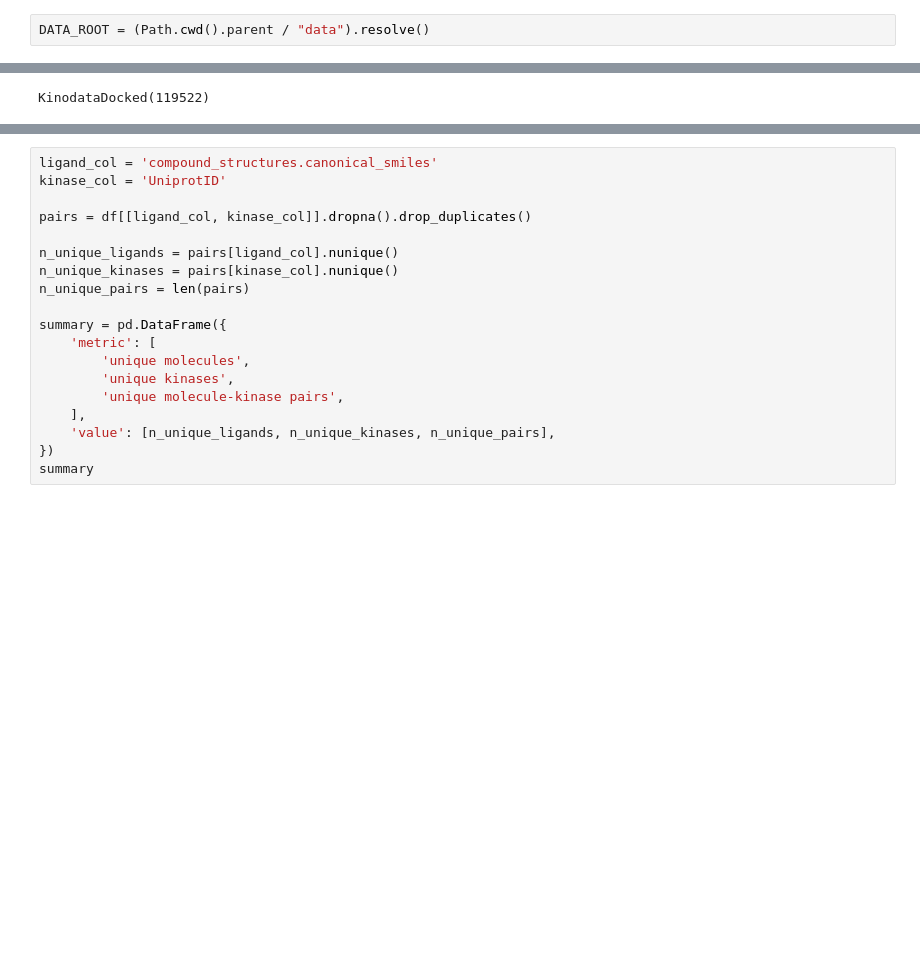
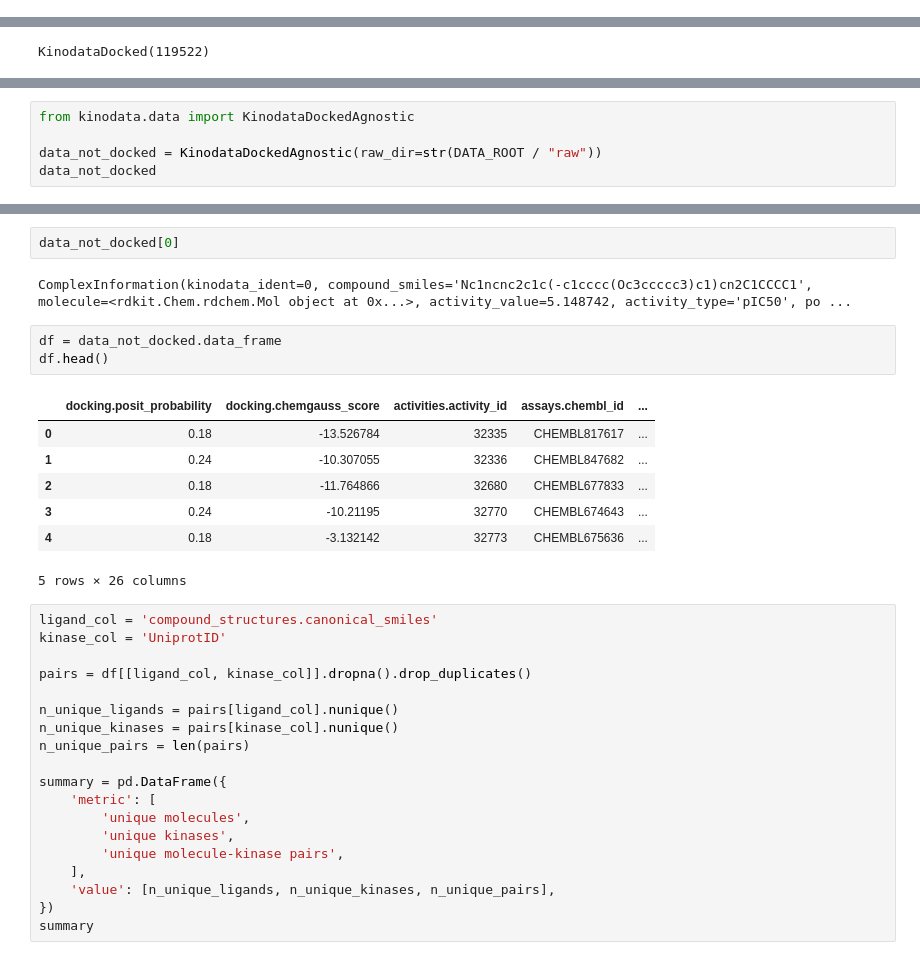
Before and after one commit to fatemeh-moghaddam/kincf, a Jupyter notebook: stats/dataset_stats.ipynb, the cells around one changed output, grey strips where cells are left out. Drawn from its saved outputs; the diff is of its cells as text; blank space fills up the shorter version.

Commit message:
seeing the DockedAgnostic

```diff
--- a/stats/dataset_stats.ipynb
+++ b/stats/dataset_stats.ipynb
@@ -9,8 +9,6 @@ DATA_ROOT
 PosixPath('/home/famo00001/kincf/data')
 # %%
 from kinodata.data import KinodataDocked
-# %%
-DATA_ROOT = (Path.cwd().parent / "data").resolve()
 # %%
 
 data = KinodataDocked(root=str(DATA_ROOT))
@@ -26,0 +39,5 @@ UndefinedVariableError: name 'activities' is not defined
+# %%
+from kinodata.data import KinodataDockedAgnostic
+
+data_not_docked = KinodataDockedAgnostic(raw_dir=str(DATA_ROOT / "raw"))
+data_not_docked
@@ -27,3 +57,18 @@ UndefinedVariableError: name 'activities' is not defined
+# %%
+data_not_docked[0]
+# %% [output]
+ComplexInformation(kinodata_ident=0, compound_smiles='Nc1ncnc2c1c(-c1cccc(Oc3ccccc3)c1)cn2C1CCCC1', molecule=<rdkit.Chem.rdchem.Mol object at 0x...>, activity_value=5.148742, activity_type='pIC50', po ...
+# %%
+df = data_not_docked.data_frame
+df.head()
+# %% [output]
+|  | docking.posit_probability | docking.chemgauss_score | activities.activity_id | assays.chembl_id | ... |
+| 0 | 0.18 | -13.526784 | 32335 | CHEMBL817617 | ... |
+| 1 | 0.24 | -10.307055 | 32336 | CHEMBL847682 | ... |
+| 2 | 0.18 | -11.764866 | 32680 | CHEMBL677833 | ... |
+| 3 | 0.24 | -10.21195 | 32770 | CHEMBL674643 | ... |
+| 4 | 0.18 | -3.132142 | 32773 | CHEMBL675636 | ... |
+5 rows × 26 columns
 # %%
 ligand_col = 'compound_structures.canonical_smiles'
 kinase_col = 'UniprotID'
```
Also changed, not shown: parts of 3 cells of this notebook.
